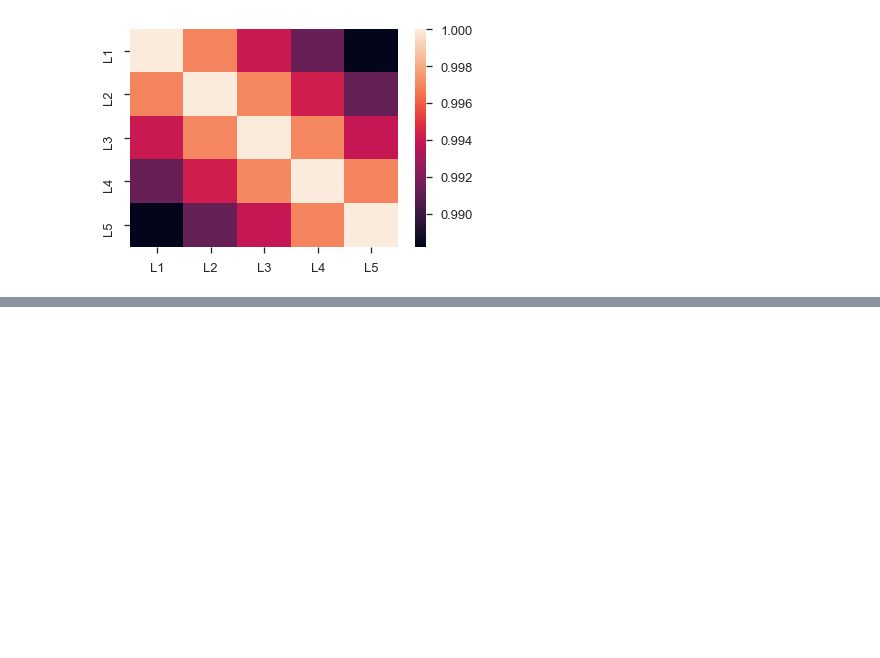
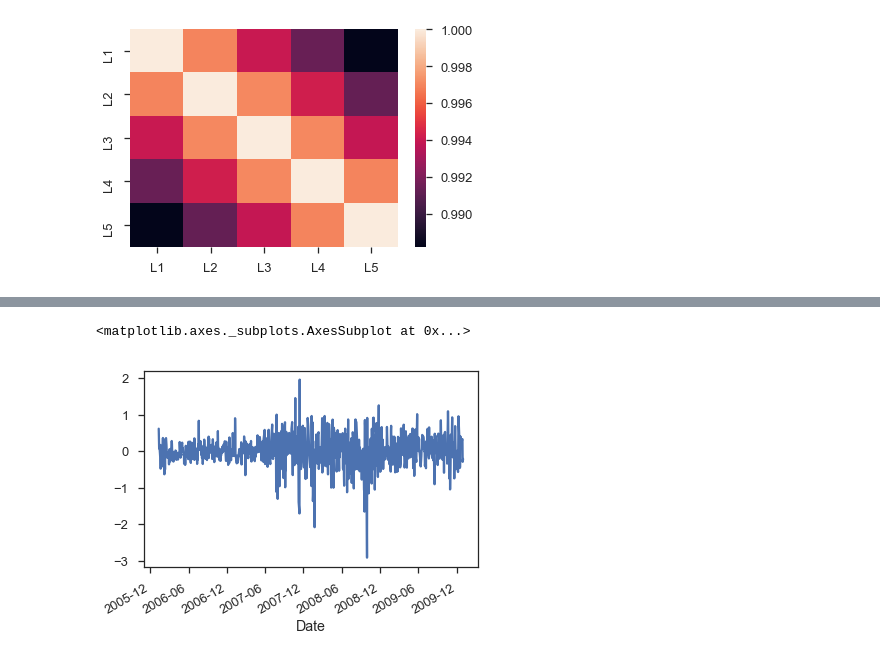
Before and after one commit to surfertas/machine_learning, a Jupyter notebook: 2-0-time_series_analysis.ipynb, the cells around one changed output, grey strips where cells are left out. Drawn from its saved outputs; the diff is of its cells as text; code cells hidden in the pictures; blank space fills up the shorter version.

```diff
--- a/2-0-time_series_analysis.ipynb
+++ b/2-0-time_series_analysis.ipynb
@@ -221,0 +239,6 @@ OLS Regression Results
+# %%
+# Without any post-processing, the residuals dont exhibit any structure.
+sm_regr.resid.plot()
+# %% [output]
+<matplotlib.axes._subplots.AxesSubplot at 0x...>
+[figure, added]
```
Also changed, not shown: parts of 12 cells of this notebook.
